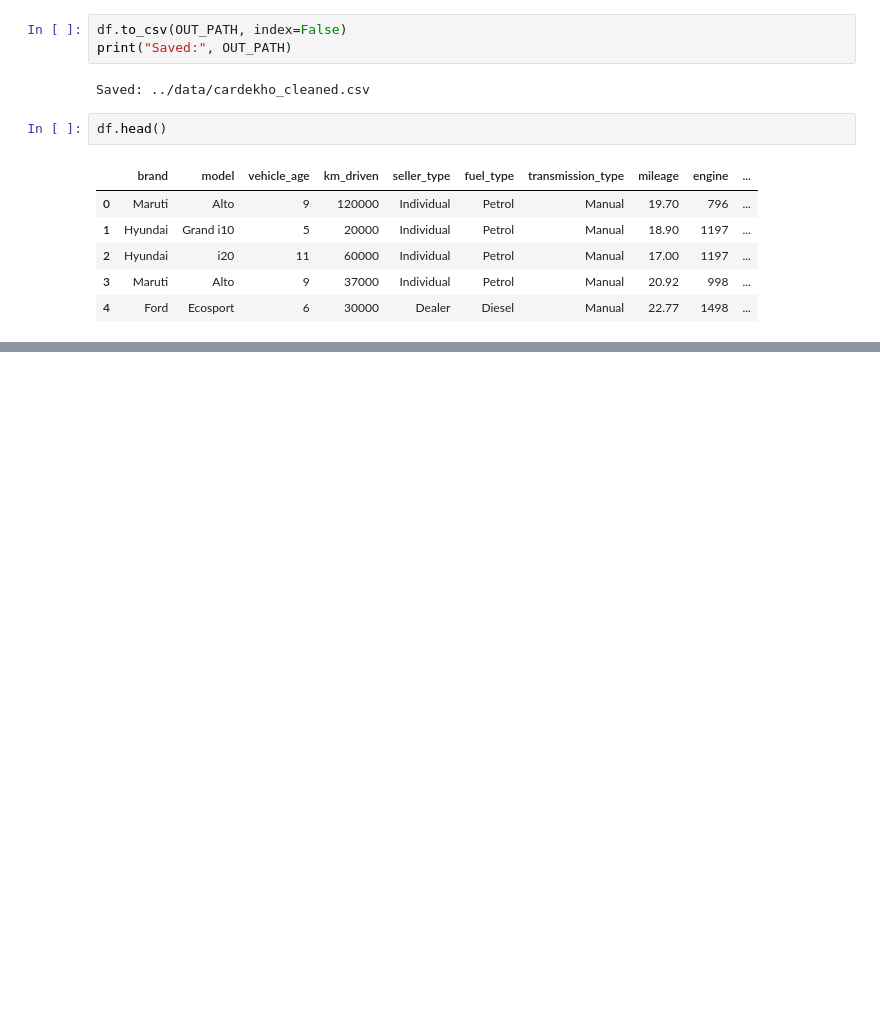
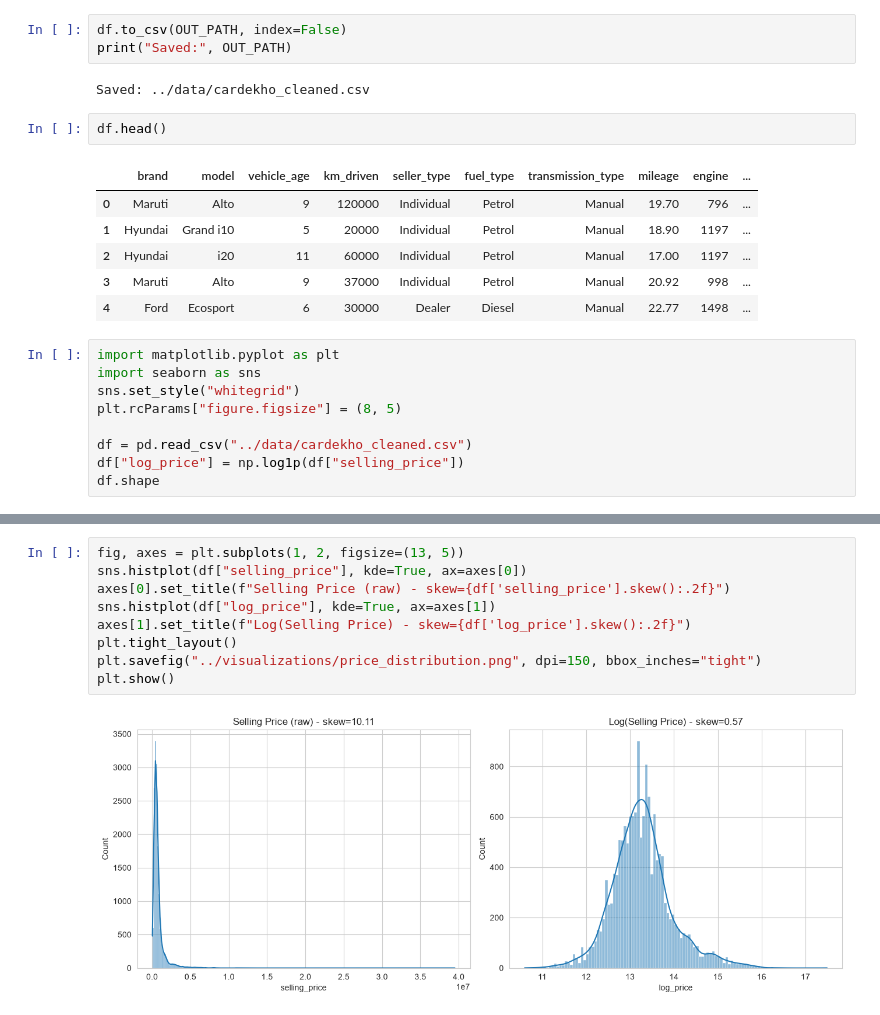
Before and after one commit to Fardeeenn/cardekho-price-analysis, a Jupyter notebook: notebooks/01_cardekho_price_analysis.ipynb, the cells around one changed output, grey strips where cells are left out. Drawn from its saved outputs; the diff is of its cells as text; blank space fills up the shorter version.

```diff
--- a/notebooks/01_cardekho_price_analysis.ipynb
+++ b/notebooks/01_cardekho_price_analysis.ipynb
@@ -145,3 +145,12 @@ df.head()
 | 2 | Hyundai | i20 | 11 | 60000 | Individual | Petrol | Manual | 17.00 | 1197 | ... |
 | 3 | Maruti | Alto | 9 | 37000 | Individual | Petrol | Manual | 20.92 | 998 | ... |
 | 4 | Ford | Ecosport | 6 | 30000 | Dealer | Diesel | Manual | 22.77 | 1498 | ... |
+# %%
+import matplotlib.pyplot as plt
+import seaborn as sns
+sns.set_style("whitegrid")
+plt.rcParams["figure.figsize"] = (8, 5)
+
+df = pd.read_csv("../data/cardekho_cleaned.csv")
+df["log_price"] = np.log1p(df["selling_price"])
+df.shape
@@ -147,0 +171,11 @@ df.head()
+# %%
+fig, axes = plt.subplots(1, 2, figsize=(13, 5))
+sns.histplot(df["selling_price"], kde=True, ax=axes[0])
+axes[0].set_title(f"Selling Price (raw) - skew={df['selling_price'].skew():.2f}")
+sns.histplot(df["log_price"], kde=True, ax=axes[1])
+axes[1].set_title(f"Log(Selling Price) - skew={df['log_price'].skew():.2f}")
+plt.tight_layout()
+plt.savefig("../visualizations/price_distribution.png", dpi=150, bbox_inches="tight")
+plt.show()
+# %% [output]
+[figure, added]
```
Also changed, not shown: parts of 16 cells of this notebook, 10 other files.
